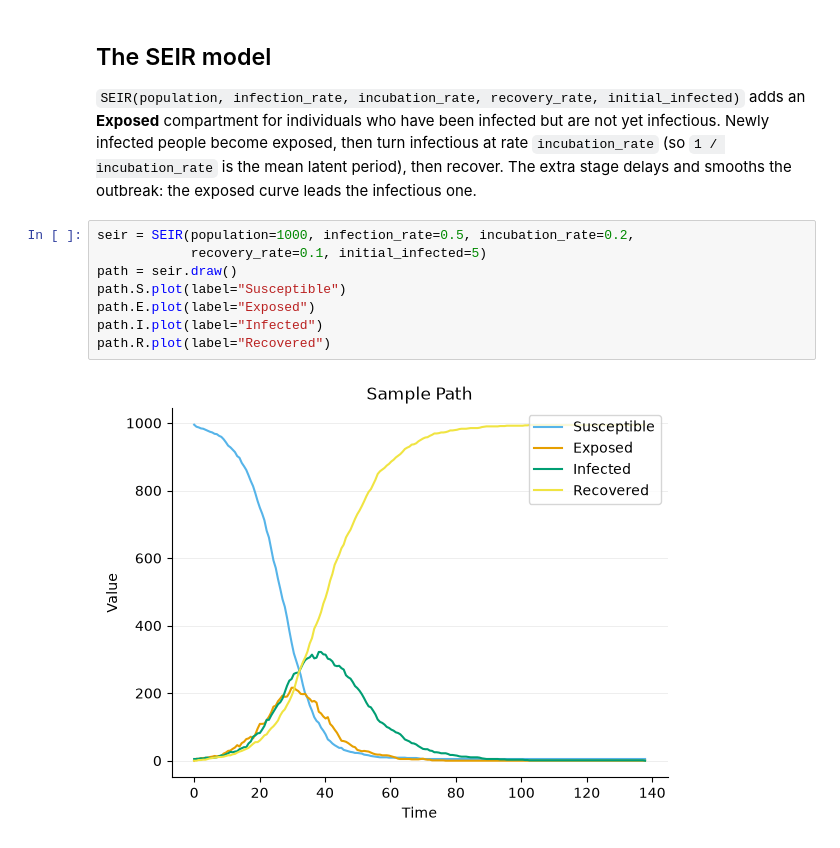
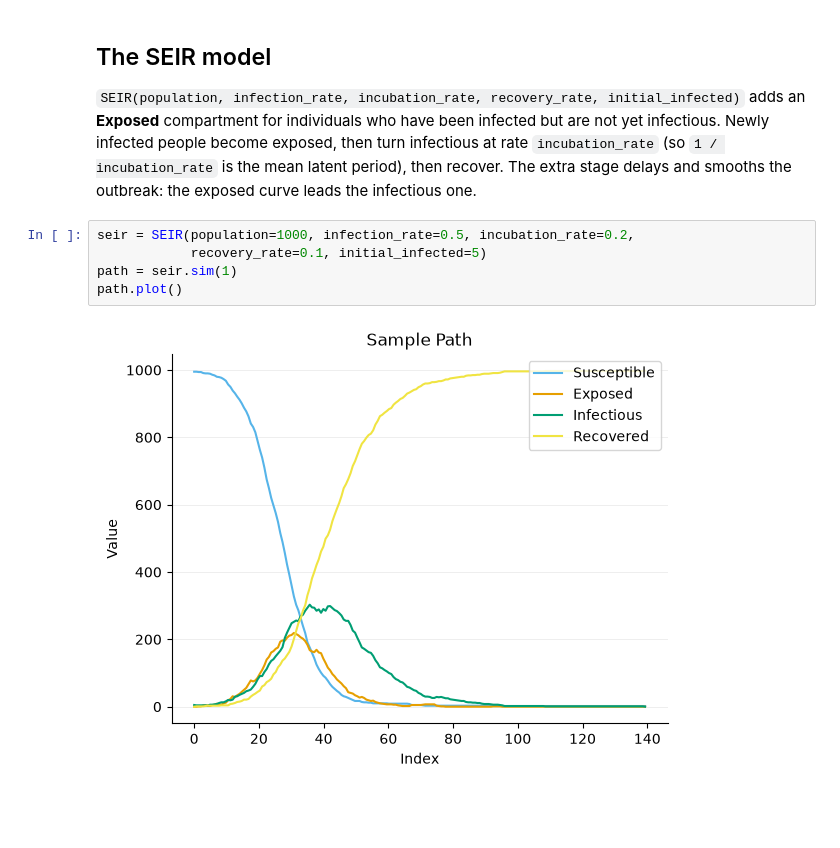
Before and after one commit to calpoly-symbulate/symbulate, a Jupyter notebook: team/models-and-sim-design/epidemic_models_demo.ipynb, the cells around one changed output. Cells and saved outputs as stored; diff of their text form; blank space fills up the shorter version.

```diff
--- a/team/models-and-sim-design/epidemic_models_demo.ipynb
+++ b/team/models-and-sim-design/epidemic_models_demo.ipynb
@@ -37,10 +40,7 @@ for _ in range(6):
 # %%
 seir = SEIR(population=1000, infection_rate=0.5, incubation_rate=0.2,
             recovery_rate=0.1, initial_infected=5)
-path = seir.draw()
-path.S.plot(label="Susceptible")
-path.E.plot(label="Exposed")
-path.I.plot(label="Infected")
-path.R.plot(label="Recovered")
+path = seir.sim(1)
+path.plot()
 # %% [output]
-[figure, old version]
+[figure, new version]
```
Also changed, not shown: parts of 4 cells of this notebook, 2 other files.
